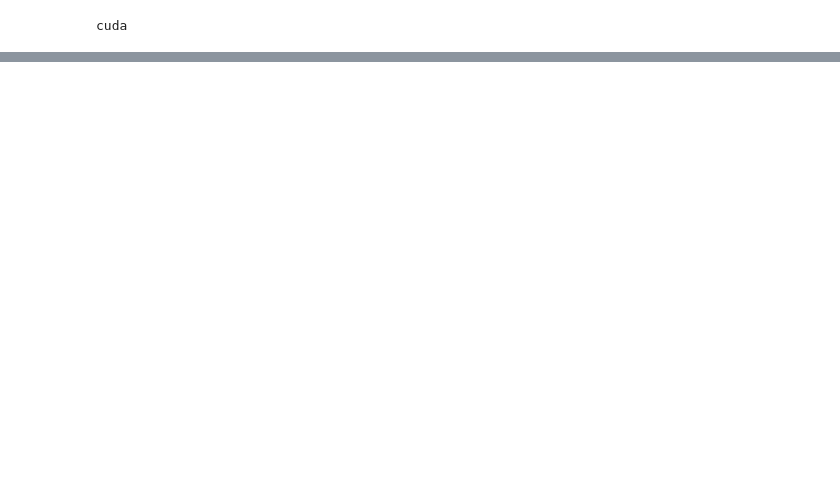
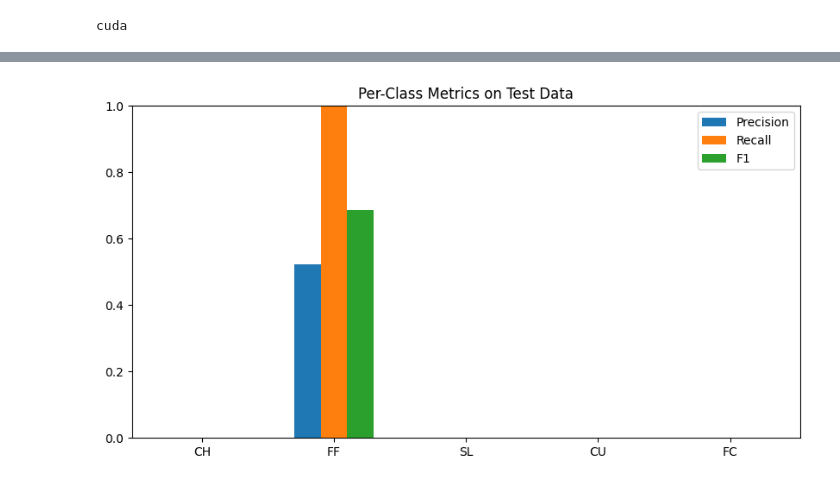
Before and after one commit to nikhilshah6/baseballprediction, a Jupyter notebook: pitch_classifier/loader.ipynb, the cells around one changed output, grey strips where cells are left out. Drawn from its saved outputs; the diff is of its cells as text; code cells hidden in the pictures; blank space fills up the shorter version.

```diff
--- a/pitch_classifier/loader.ipynb
+++ b/pitch_classifier/loader.ipynb
@@ -324,0 +430,26 @@ Validation Accuracy: 0.4941
+# %%
+import numpy as np
+import matplotlib.pyplot as plt
+from sklearn.metrics import classification_report
+
+classes = ["CH", "FF", "SL", "CU", "FC"]
+report = classification_report(all_test_labels, all_test_preds, target_names=classes, output_dict=True)
+
+precisions = [report[cls]["precision"] for cls in classes]
+recalls    = [report[cls]["recall"] for cls in classes]
+f1s        = [report[cls]["f1-score"] for cls in classes]
+
+x = np.arange(len(classes))
+width = 0.2
+
+plt.figure(figsize=(10,5))
+plt.bar(x - width, precisions, width=width, label='Precision')
+plt.bar(x, recalls, width=width, label='Recall')
+plt.bar(x + width, f1s, width=width, label='F1')
+plt.xticks(x, classes)
+plt.ylim(0, 1)
+plt.title('Per-Class Metrics on Test Data')
+plt.legend()
+plt.show()
+# %% [output]
+[figure, added]
```
Also changed, not shown: parts of 8 cells of this notebook, 2 other files.
